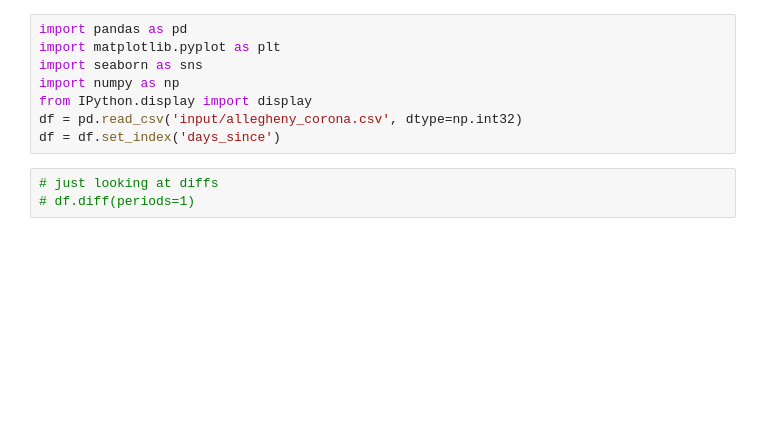
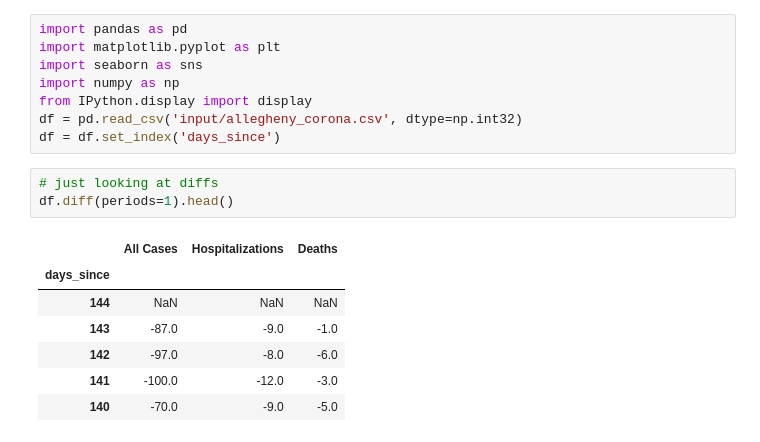
Before and after one commit to oxenfree/allegheny_corona_viz, a Jupyter notebook: allegheny_rona.ipynb, the cells around one changed output. Drawn from its saved outputs; the diff is of its cells as text; blank space fills up the shorter version.

```diff
--- a/allegheny_rona.ipynb
+++ b/allegheny_rona.ipynb
@@ -8,7 +8,15 @@ df = pd.read_csv('input/allegheny_corona.csv', dtype=np.int32)
 df = df.set_index('days_since')
 # %%
 # just looking at diffs
-# df.diff(periods=1)
+df.diff(periods=1).head()
+# %% [output]
+|  | All Cases | Hospitalizations | Deaths |
+| days_since |  |  |  |
+| 144 | NaN | NaN | NaN |
+| 143 | -87.0 | -9.0 | -1.0 |
+| 142 | -97.0 | -8.0 | -6.0 |
+| 141 | -100.0 | -12.0 | -3.0 |
+| 140 | -70.0 | -9.0 | -5.0 |
 # %%
 import matplotlib.patches as mpatches
 sns.set_context('talk')
```
Also changed, not shown: parts of 2 cells of this notebook, 5 other files.
